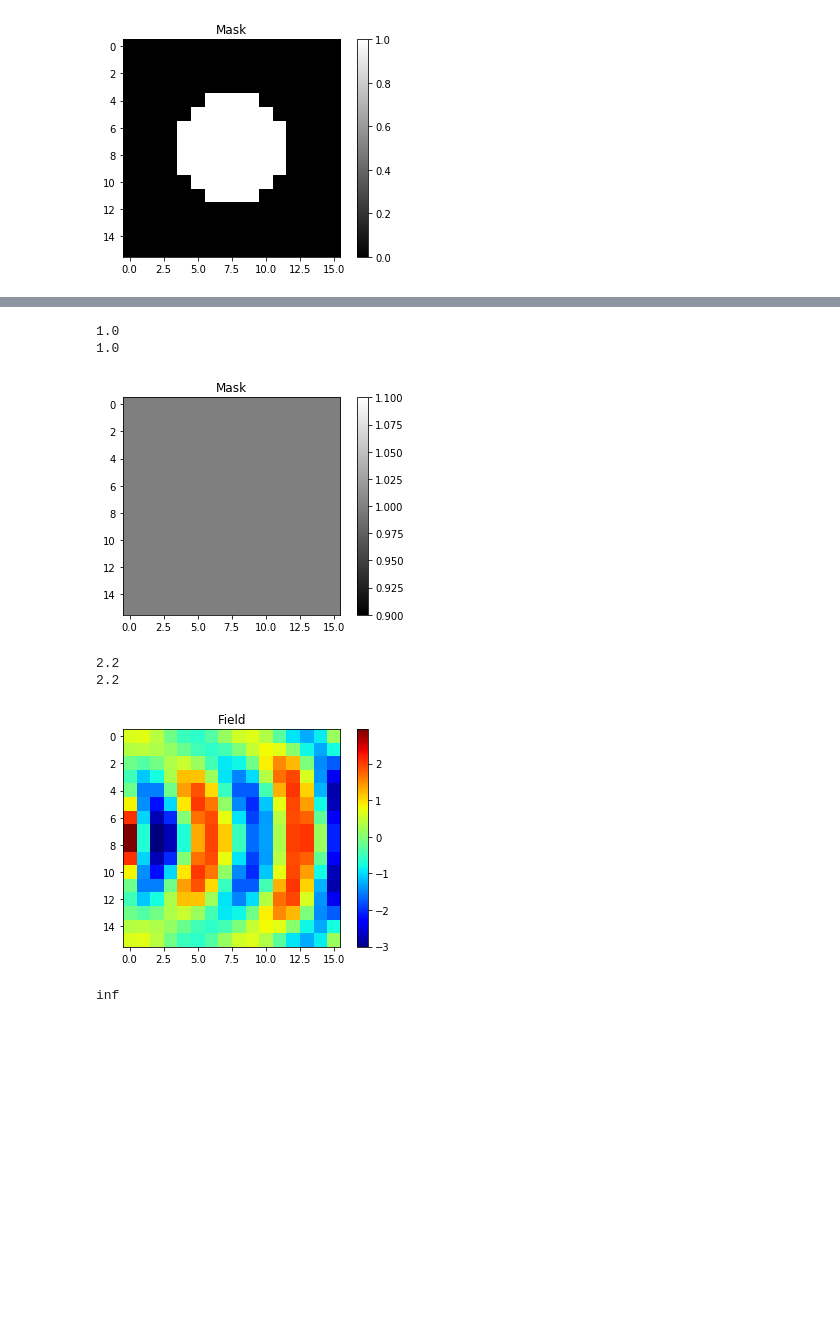
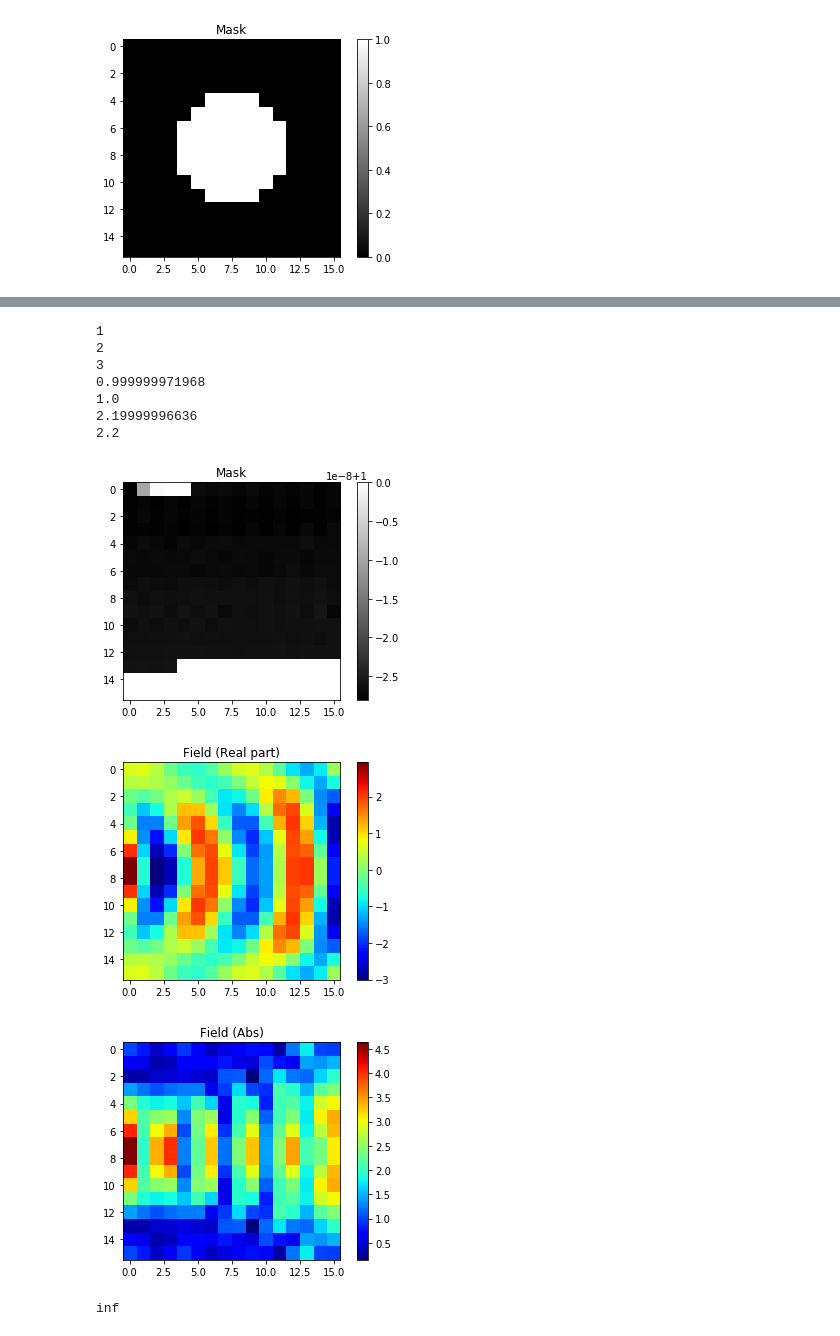
Before and after one commit to archilless/Minin, a Jupyter notebook: project.ipynb, the cells around one changed output, grey strips where cells are left out. Drawn from its saved outputs; the diff is of its cells as text; code cells hidden in the pictures; blank space fills up the shorter version.

```diff
--- a/project.ipynb
+++ b/project.ipynb
@@ -109,6 +109,7 @@ import scipy.sparse.linalg as spla
 import inspect
 import time
 
+x_last = get_plane_wave(1,k,size).reshape(-1,1)
 def plot__solution_re_im_abs_mask(solution, size):
     solution_re = solution.real.reshape(-1,size)
     solution_im = solution.imag.reshape(-1,size)
@@ -144,9 +145,12 @@ def gmres_solver(A, b, x0, maxiter, tol,
     solution, info =  spla.gmres(A, b,  x0=x0, maxiter = maxiter, tol = tol, restart  = maxiter, callback = lambda x:
         gmres_residuals_with_t.append([(inspect.currentframe().f_back).f_locals['resid'], time.time()])
         )
-    gmres_residuals_with_t = np.array(gmres_residuals_with_t).T
-    gmres_residuals_with_t[1] = gmres_residuals_with_t[1]-t0
-    gmres_t, gmres_residuals = gmres_residuals_with_t
+    if len(gmres_residuals_with_t)>1:
+        gmres_residuals_with_t = np.array(gmres_residuals_with_t).T
+        gmres_residuals_with_t[1] = gmres_residuals_with_t[1]-t0
+        gmres_t, gmres_residuals = gmres_residuals_with_t
+    else:
+        gmres_t, gmres_residuals = [],[]
     if (display_convergence_info == True):
         if (info == 0):
             print("Status: Converged, successful exit")
@@ -163,15 +167,18 @@ def gmres_solver(A, b, x0, maxiter, tol,
         return solution, info
     return solution
 
-def launch_solver(eps, k, maxiter=300, tol = 1e-6):
+def launch_solver(eps, k, x0 = None ,maxiter=300, tol = 1e-6):
+    global x_last
     size = int(np.sqrt(eps.shape[0]))
     A = spla.LinearOperator(shape = (size**2, size**2), matvec = lambda x: matvec(x,eps,k))
     b = get_plane_wave(1,k,size).reshape(-1,1)
-    x0 = np.ones(size**2).reshape(-1,1)
+    if x0 is None:
+        x0 = x_last
     solution, info = gmres_solver(A, b, x0,
                                maxiter=maxiter,
                                tol=tol,
                                convergence_info = True)
+    x_last = solution.reshape(-1,1)
     return solution, info
 
 def show_residuals(eps, k, maxiter=300, tol = 1e-6):
@@ -200,56 +257,65 @@ solution_re, solution_im, solution_abs, solution_abs_mask = plot__solution_re_im
 # %%
 from scipy.optimize import minimize
 
+def plot_opt_solution(params):
+    print(np.min(params))
+    print(np.max(params))
+    eps = get_eps_from_mask(2.2,params).reshape((-1,1))
+    print(np.min(eps))
+    print(np.max(eps))
+    field, info = launch_solver(eps=eps, k=k)
+    visualize(params,"Mask","gray")
+    visualize(field.real.reshape(-1,size),"Field (Real part)")
+    visualize(np.abs(field).reshape(-1,size),"Field (Abs)")
+
+i=0
+def callback(x):
+    global i
+    i+=1
+    print(i)
+
 def penalty(x,p):
-    return np.sum(1-x**p-(1-x)**p)
+    #return np.sum(1-x**p-(1-x)**p)
+    return np.sum(x*(1-x))
 
 def objective(mask):
     e0 = 2.25
     #mask = np.round(mask.reshape((-1,1)))
     mask = mask.reshape((-1,1))
 
 
     eps = get_eps_from_mask(e0,mask).reshape((-1,1))
 
     x, info = launch_solver(eps=eps, k=k)
-#     x_empty_ind = np.argwhere((-0.1<mask)*(mask<0.1))
-#     x_empty = x[x_empty_ind]
+    x_empty_ind = np.argwhere((-0.1<mask)*(mask<0.1))
+    x_empty = x[x_empty_ind]
     x_empty = x
     if info != 0:
         raise RuntimeError()
     if x_empty.shape[0]!=0:
         #print(np.max(x_empty.imag))
-        obj = -np.max(np.abs(x_empty))+penalty(mask,20)*0.0001
+        obj = -np.max(np.abs(x_empty))+penalty(mask,20)*0.1
     else:
-        obj = np.inf
+        obj = penalty(mask,20)*0.001
     #print(obj)
     return obj
-#x0,info  = launch_solver(eps=eps, k=k)
-#mask = np.empty((size,size))
+
 mask[:,:]=1
-#mask[0,0]=0
-#mask = mask.astype(np.float)
-#print(mask)
-constr = ({'type': 'ineq', 'fun': lambda x: np.min(x)},
-          {'type': 'ineq', 'fun': lambda x: 1-np.max(x)})
 bns = tuple((0,1) for _ in range(size**2))
-sol = minimize(objective,mask,options={'maxiter': 6},bounds = bns)
+sol = minimize(objective,mask,options={'maxiter': 10, 'gtol':1e-5},bounds = bns, callback = callback)
 params = sol.x.reshape(-1,size)
-print(np.min(params))
-print(np.max(params))
-visualize(params,"Mask","gray")
-eps = get_eps_from_mask(2.2,params).reshape((-1,1))
-print(np.min(eps))
-print(np.max(eps))
-field, info = launch_solver(eps=eps, k=k)
-visualize(field.real.reshape(-1,size),"Field")
+plot_opt_solution(params)
 # %% [output]
+1
+2
+3
+0.999999971968
 1.0
-1.0
+2.19999996636
+2.2
-[figure, old version]
+[figure, new version]
-2.2
-2.2
-[figure, old version]
+[figure, new version]
+[figure, added]
 # %%
 # import cvxpy as cvx
 
```
Also changed, not shown: parts of 2 cells of this notebook.
